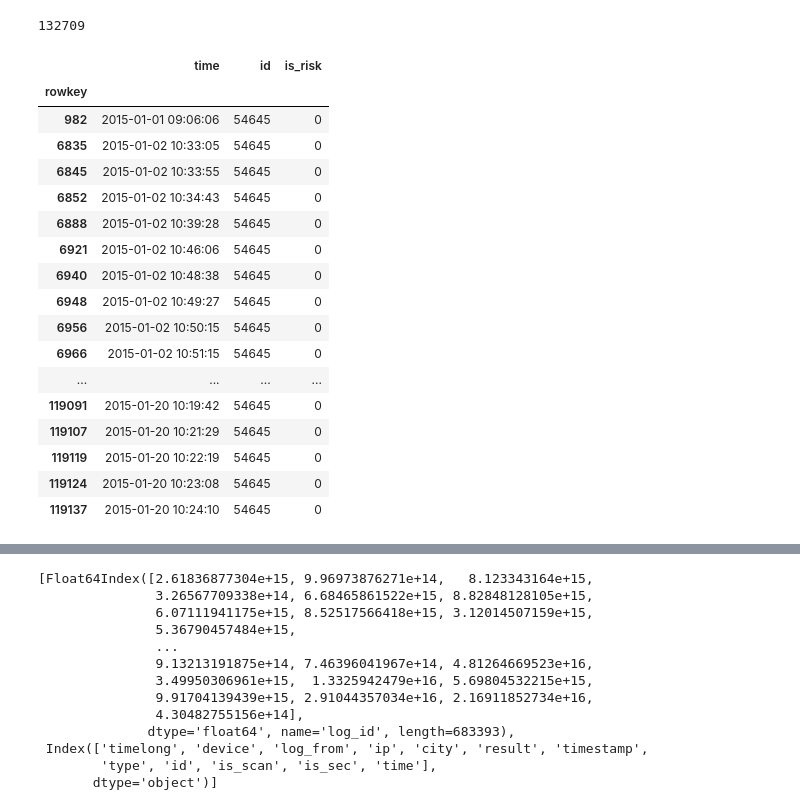
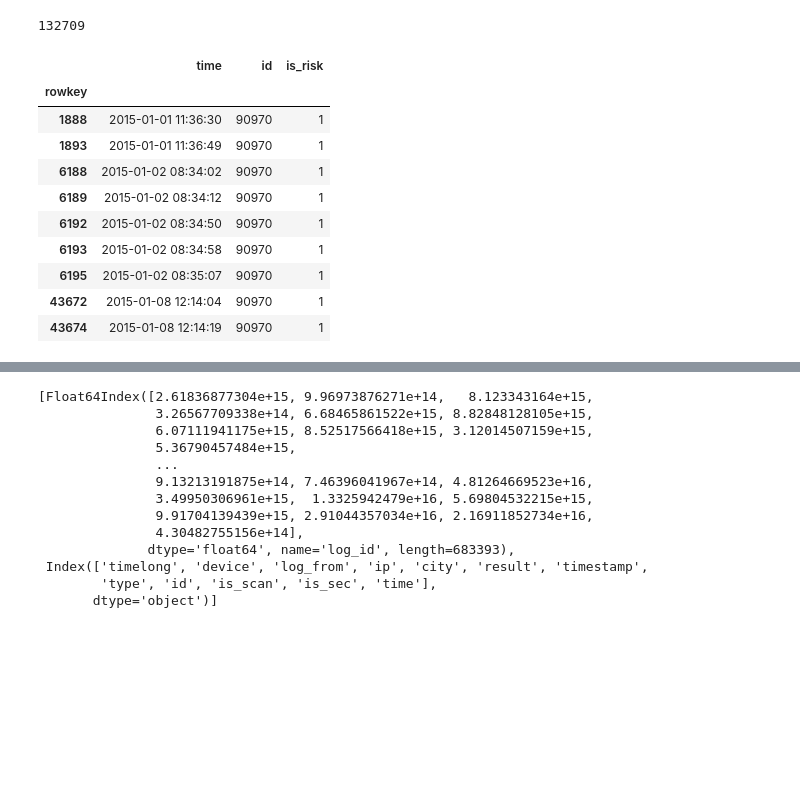
Before and after one commit to tusonggao/Kaggle_code, a Jupyter notebook: jd_contest/jd_contest.ipynb, the cells around one changed output, grey strips where cells are left out. Cells and saved outputs as stored; diff of their text form; code cells hidden in the pictures; blank space fills up the shorter version.

```diff
--- a/jd_contest/jd_contest.ipynb
+++ b/jd_contest/jd_contest.ipynb
@@ -63,36 +63,29 @@ month_sub_trade_df.shape[0]
 # %%
 # 得到一列不同的值
 login_df['result'].unique()
 login_df['id'].unique()
 len(login_df['city'].unique()), len(login_df.index)
 trade_df.count()
 merged_login_df.dtypes
 # trade_df[trade_df.is_scan==True].sort_values(by='time', ascending = True)  # 174422
-trade_df[trade_df.id==54645].sort_values(by='time', ascending = True)  # 174422
+trade_df[trade_df.id==90970].sort_values(by='time', ascending = True)  # 174422
 # login_df.sort_values(by='time', ascending = True)  # 174422
 # time_long_negative_df = merged_login_df[merged_login_df.timelong<0].sort_values(by='time', ascending = True)
 # time_long_negative_df
 # is_scan_false_df = merged_login_df[merged_login_df.is_scan==False].sort_values(by='time', ascending = True)
 # is_scan_false_df.to_csv('./data/is_scan_false.csv')
 # is_scan_false_df['timelong'].max(), is_scan_false_df['timelong'].min()
 # len(merged_login_df[merged_login_df.device==835072]['id'].unique())
 # %% [output]
 |  | time | id | is_risk |
 | rowkey |  |  |  |
-| 982 | 2015-01-01 09:06:06 | 54645 | 0 |
-| 6835 | 2015-01-02 10:33:05 | 54645 | 0 |
-| 6845 | 2015-01-02 10:33:55 | 54645 | 0 |
-| 6852 | 2015-01-02 10:34:43 | 54645 | 0 |
-| 6888 | 2015-01-02 10:39:28 | 54645 | 0 |
-| 6921 | 2015-01-02 10:46:06 | 54645 | 0 |
-| 6940 | 2015-01-02 10:48:38 | 54645 | 0 |
-| 6948 | 2015-01-02 10:49:27 | 54645 | 0 |
-| 6956 | 2015-01-02 10:50:15 | 54645 | 0 |
-| 6966 | 2015-01-02 10:51:15 | 54645 | 0 |
-| ... | ... | ... | ... |
-| 119091 | 2015-01-20 10:19:42 | 54645 | 0 |
-| 119107 | 2015-01-20 10:21:29 | 54645 | 0 |
-| 119119 | 2015-01-20 10:22:19 | 54645 | 0 |
-| 119124 | 2015-01-20 10:23:08 | 54645 | 0 |
-| 119137 | 2015-01-20 10:24:10 | 54645 | 0 |
+| 1888 | 2015-01-01 11:36:30 | 90970 | 1 |
+| 1893 | 2015-01-01 11:36:49 | 90970 | 1 |
+| 6188 | 2015-01-02 08:34:02 | 90970 | 1 |
+| 6189 | 2015-01-02 08:34:12 | 90970 | 1 |
+| 6192 | 2015-01-02 08:34:50 | 90970 | 1 |
+| 6193 | 2015-01-02 08:34:58 | 90970 | 1 |
+| 6195 | 2015-01-02 08:35:07 | 90970 | 1 |
+| 43672 | 2015-01-08 12:14:04 | 90970 | 1 |
+| 43674 | 2015-01-08 12:14:19 | 90970 | 1 |
 # %%
```
Also changed, not shown: parts of 1 cell of this notebook, 2 other files.
